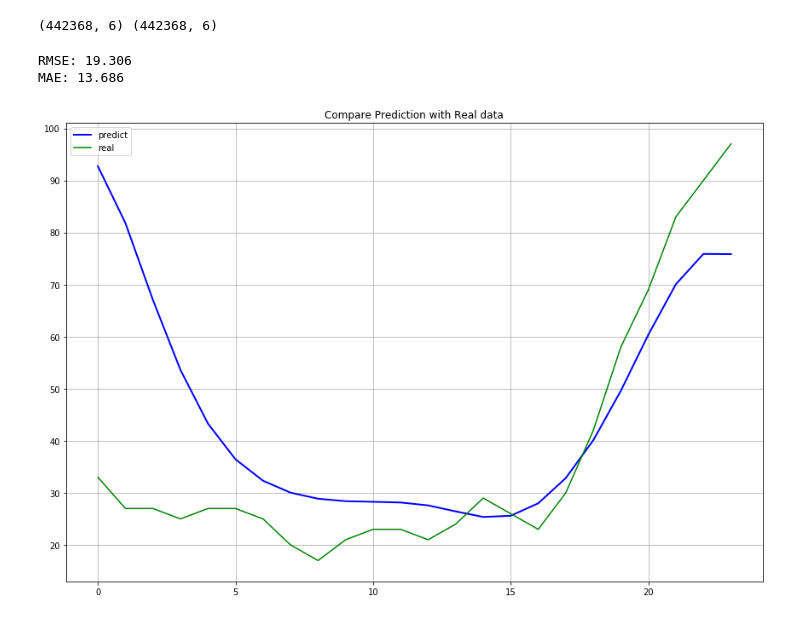
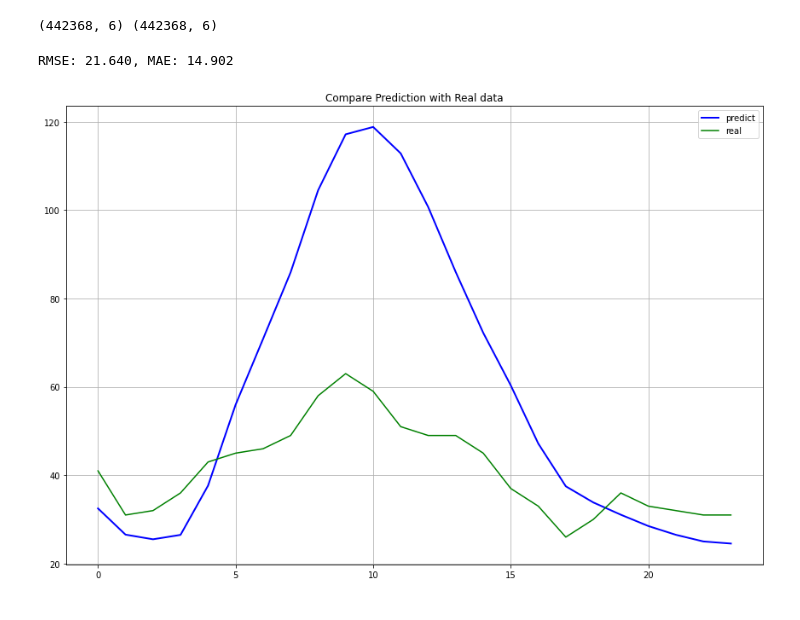
Before and after one commit to xiaopc/air_quality, a Jupyter notebook: fit.ipynb, the cells around one changed output. Cells and saved outputs as stored; diff of their text form; code cells hidden in the pictures.

```diff
--- a/fit.ipynb
+++ b/fit.ipynb
@@ -133,6 +133,6 @@ print(f.attrs.get('keras_version'))
 # load model
 from tensorflow.keras.models import load_model
 
-model = load_model('records/18_model.h5')
+model = load_model('records/25_model.h5')
 model.summary()
 # %% [output]
@@ -180,29 +196,28 @@ from sklearn import metrics
 from sklearn.metrics import mean_squared_error, mean_absolute_error
 rmse = mean_squared_error(inv_y[:, 4], inv_yhat[:, 4], squared=False)
 mae = mean_absolute_error(inv_y[:, 4], inv_yhat[:, 4])
-label = 'RMSE: %.3f\nMAE: %.3f' % (rmse, mae)
+label = 'RMSE: %.3f, MAE: %.3f' % (rmse, mae)
 print(label)
 # %% [output]
-RMSE: 19.306
-MAE: 13.686
+RMSE: 21.640, MAE: 14.902
 # %%
 # draw plot
 from matplotlib import pyplot
 %matplotlib inline
 
-offset_hours = 80 * 24
+offset_hours = 18 * 24
 yhat_offset = inv_yhat[offset_hours * 24 : offset_hours * 24 + 24, 4]
 y_offset = inv_y[offset_hours * 24 : offset_hours * 24 + 24, 4]
 
 fig = pyplot.figure(figsize=(12, 8))
 axes = fig.add_subplot(1, 1, 1)
 period = 240
 line1, = axes.plot(range(len(yhat_offset)), yhat_offset, 'b', label = 'predict', linewidth=2)
 line2, = axes.plot(range(len(y_offset)), y_offset, 'g', label = 'real')
 axes.grid()
 fig.tight_layout()
 pyplot.legend(handles = [line1, line2])
 pyplot.title('Compare Prediction with Real data')
 pyplot.show()
 # %% [output]
-[figure, old version]
+[figure, new version]
```
Also changed, not shown: parts of 2 cells of this notebook, 23 other files.
